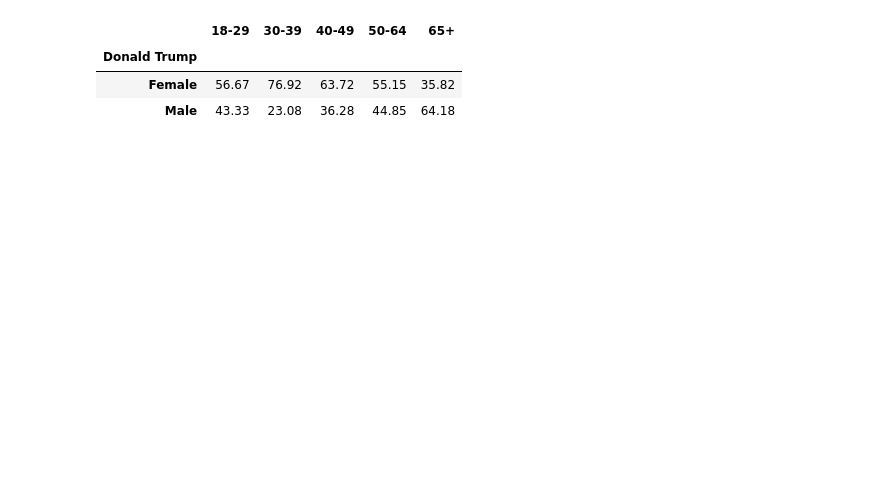
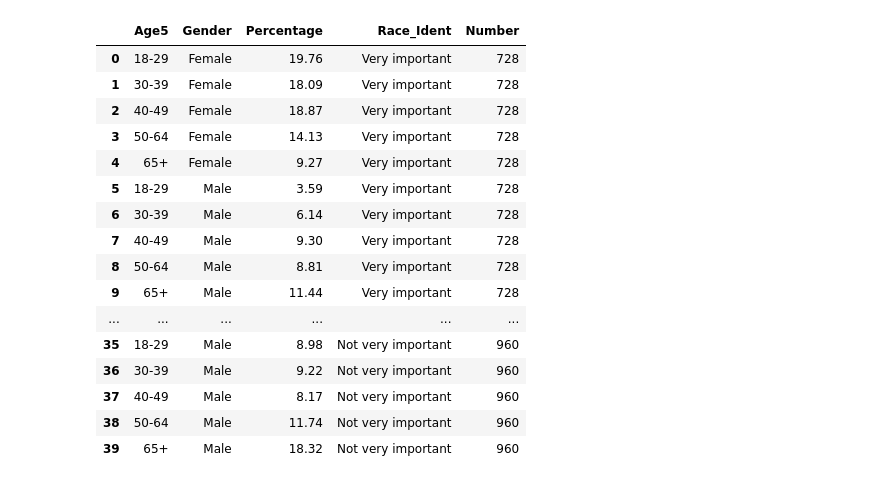
Before and after one commit to csmithchicago/DFP_WTHH_Data, a Jupyter notebook: analysis_dfp_wthh.ipynb, the cells around one changed output. Cells and saved outputs as stored; diff of their text form; code cells hidden in the pictures; blank space fills up the shorter version.

```diff
--- a/analysis_dfp_wthh.ipynb
+++ b/analysis_dfp_wthh.ipynb
@@ -284,13 +161,6 @@ def freq_table(x, hue=None, col=None):
         tables.append((np.round(scaled, decimals=2), len(df_col)))
 
     return tables
-# %%
-freq_tables[0][0]
-# %% [output]
-|  | 18-29 | 30-39 | 40-49 | 50-64 | 65+ |
-| Donald Trump |  |  |  |  |  |
-| Female | 56.67 | 76.92 | 63.72 | 55.15 | 35.82 |
-| Male | 43.33 | 23.08 | 36.28 | 44.85 | 64.18 |
 # %%
 def freq_df(x, hue=None, col=None):
     col_name = col.name
@@ -318 +188,21 @@ freq_df, freq_tables = freq_df(df.Age5, hue=df.Gender, col=df.Presvote16Post)
+# %%
+freq_dfs
+# %% [output]
+|  | Age5 | Gender | Percentage | Race_Ident | Number |
+| 0 | 18-29 | Female | 19.76 | Very important | 728 |
+| 1 | 30-39 | Female | 18.09 | Very important | 728 |
+| 2 | 40-49 | Female | 18.87 | Very important | 728 |
+| 3 | 50-64 | Female | 14.13 | Very important | 728 |
+| 4 | 65+ | Female | 9.27 | Very important | 728 |
+| 5 | 18-29 | Male | 3.59 | Very important | 728 |
+| 6 | 30-39 | Male | 6.14 | Very important | 728 |
+| 7 | 40-49 | Male | 9.30 | Very important | 728 |
+| 8 | 50-64 | Male | 8.81 | Very important | 728 |
+| 9 | 65+ | Male | 11.44 | Very important | 728 |
+| ... | ... | ... | ... | ... | ... |
+| 35 | 18-29 | Male | 8.98 | Not very important | 960 |
+| 36 | 30-39 | Male | 9.22 | Not very important | 960 |
+| 37 | 40-49 | Male | 8.17 | Not very important | 960 |
+| 38 | 50-64 | Male | 11.74 | Not very important | 960 |
+| 39 | 65+ | Male | 18.32 | Not very important | 960 |
 # %%
```
Also changed, not shown: parts of 37 cells of this notebook, 2 other files.
